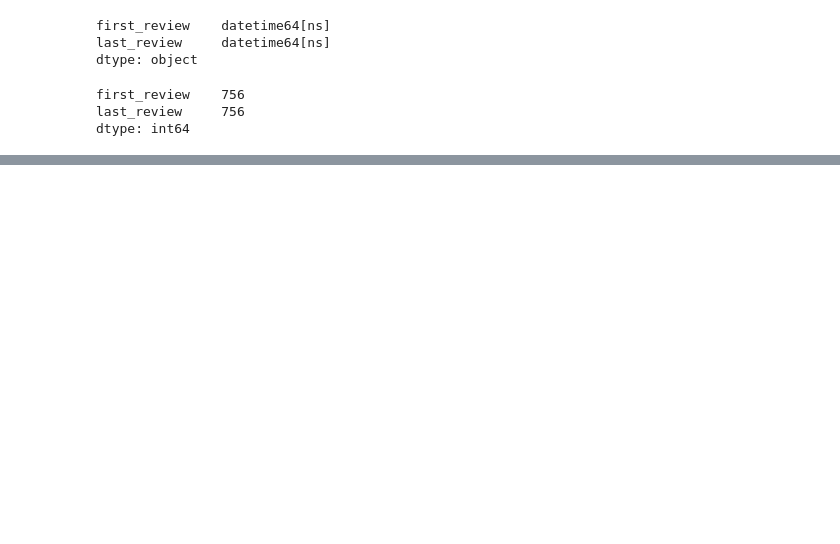
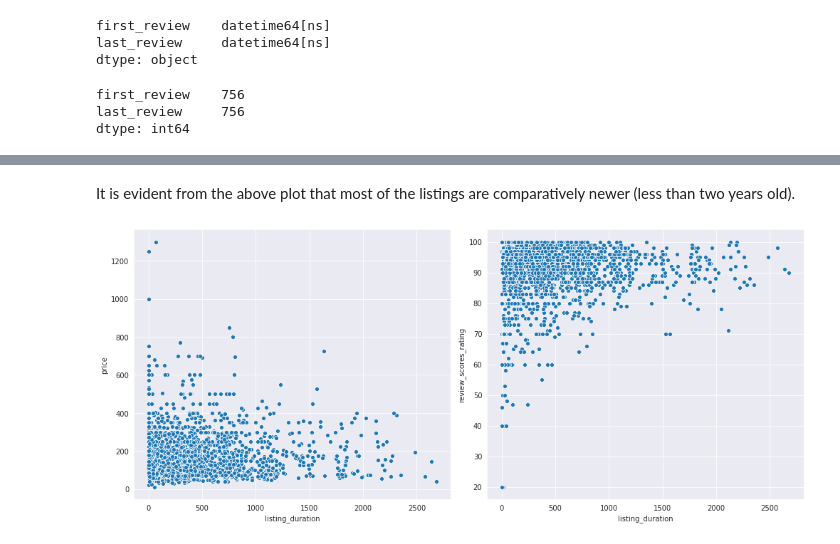
Before and after one commit to nabanitarimpi/airbnb-data-analysis, a Jupyter notebook: airbnb_data_analysis.ipynb, the cells around one changed output, grey strips where cells are left out. Saved outputs shown, nothing was run; the diff lists cells and outputs as text; code cells hidden in the pictures; blank space fills up the shorter version.

```diff
--- a/airbnb_data_analysis.ipynb
+++ b/airbnb_data_analysis.ipynb
@@ -1448,0 +1392,9 @@ DataError: No numeric types to aggregate
+# %% [markdown]
+It is evident from the above plot that most of the listings are comparatively newer (less than two years old).
+# %%
+fig, ax = plt.subplots(1, 2, figsize=(14,6))
+sns.scatterplot(x='listing_duration', y='price', data=boston_df, ax=ax[0])
+sns.scatterplot(x='listing_duration', y='review_scores_rating', data=boston_df, ax=ax[1])
+fig.tight_layout()
+# %% [output]
+[figure, added]
```
Also changed, not shown: parts of 29 cells of this notebook.
